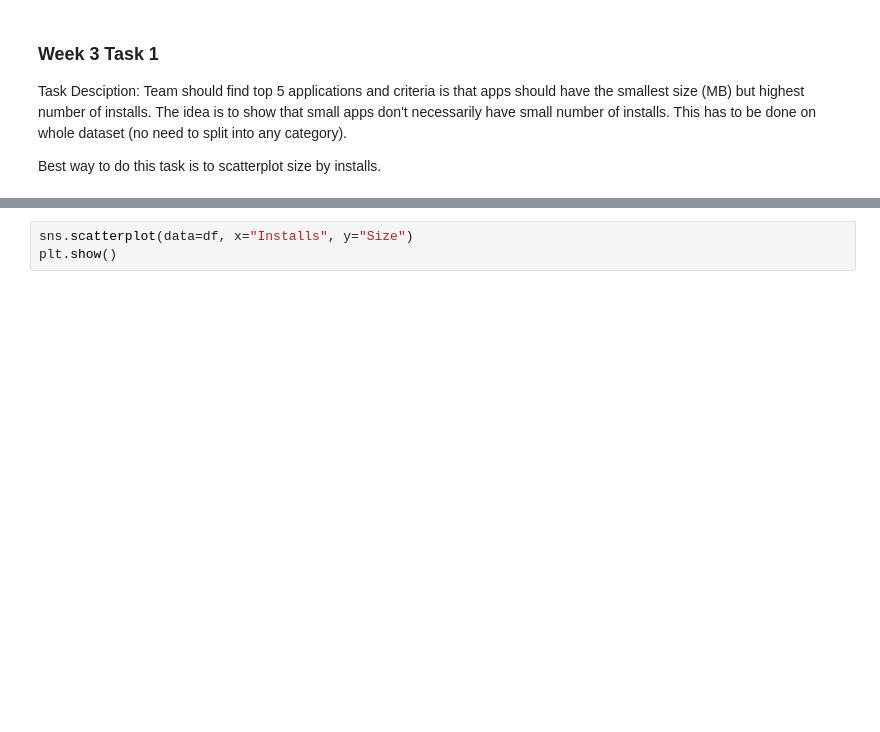
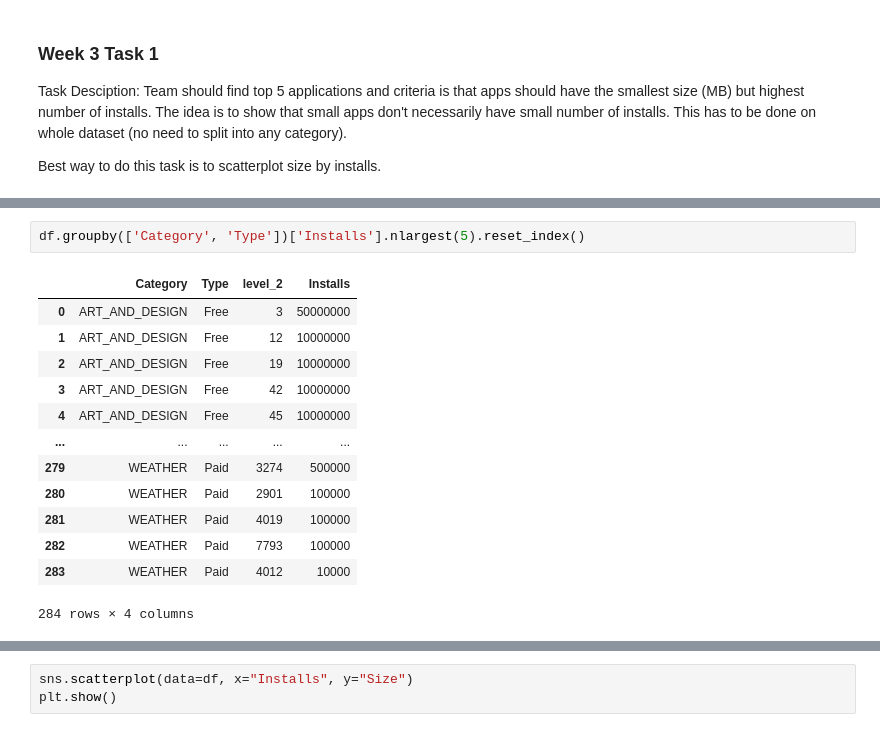
Before and after one commit to bahaozsahin/Develhope_Project-2_team-3, a Jupyter notebook: week3/Week3_Ozan.ipynb, the cells around one changed output, grey strips where cells are left out. Drawn from its saved outputs; the diff is of its cells as text; blank space fills up the shorter version.

```diff
--- a/week3/Week3_Ozan.ipynb
+++ b/week3/Week3_Ozan.ipynb
@@ -11,0 +28,16 @@ Best way to do this task is to scatterplot size by installs.
+# %%
+df.groupby(['Category', 'Type'])['Installs'].nlargest(5).reset_index()
+# %% [output]
+|  | Category | Type | level_2 | Installs |
+| 0 | ART_AND_DESIGN | Free | 3 | 50000000 |
+| 1 | ART_AND_DESIGN | Free | 12 | 10000000 |
+| 2 | ART_AND_DESIGN | Free | 19 | 10000000 |
+| 3 | ART_AND_DESIGN | Free | 42 | 10000000 |
+| 4 | ART_AND_DESIGN | Free | 45 | 10000000 |
+| ... | ... | ... | ... | ... |
+| 279 | WEATHER | Paid | 3274 | 500000 |
+| 280 | WEATHER | Paid | 2901 | 100000 |
+| 281 | WEATHER | Paid | 4019 | 100000 |
+| 282 | WEATHER | Paid | 7793 | 100000 |
+| 283 | WEATHER | Paid | 4012 | 10000 |
+284 rows × 4 columns
```
Also changed, not shown: parts of 2 cells of this notebook, 4 other files.
